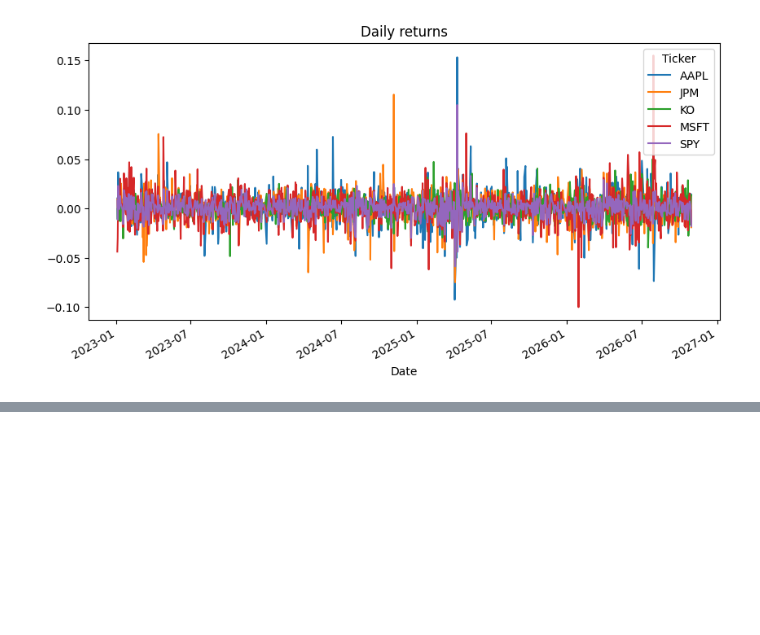
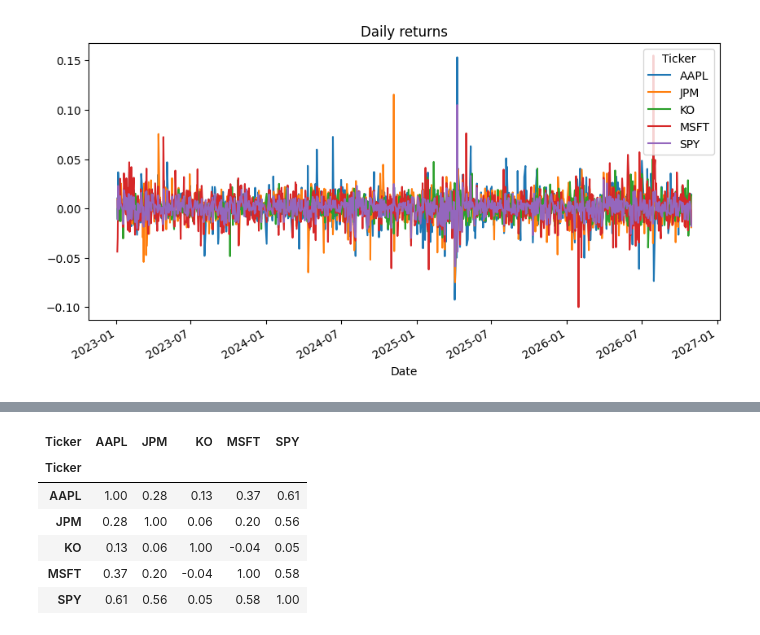
Before and after one commit to charlie-cassidy1/portfolio-analysis, a Jupyter notebook: portfolio_analysis.ipynb, the cells around one changed output, grey strips where cells are left out. Drawn from its saved outputs; the diff is of its cells as text; code cells hidden in the pictures; blank space fills up the shorter version.

```diff
--- a/portfolio_analysis.ipynb
+++ b/portfolio_analysis.ipynb
@@ -26,0 +56,10 @@ returns.plot(figsize=(10, 5), title="Daily returns")
+# %%
+returns.corr().round(2)
+# %% [output]
+| Ticker | AAPL | JPM | KO | MSFT | SPY |
+| Ticker |  |  |  |  |  |
+| AAPL | 1.00 | 0.28 | 0.13 | 0.37 | 0.61 |
+| JPM | 0.28 | 1.00 | 0.06 | 0.20 | 0.56 |
+| KO | 0.13 | 0.06 | 1.00 | -0.04 | 0.05 |
+| MSFT | 0.37 | 0.20 | -0.04 | 1.00 | 0.58 |
+| SPY | 0.61 | 0.56 | 0.05 | 0.58 | 1.00 |
```
Also changed, not shown: parts of 5 cells of this notebook.
